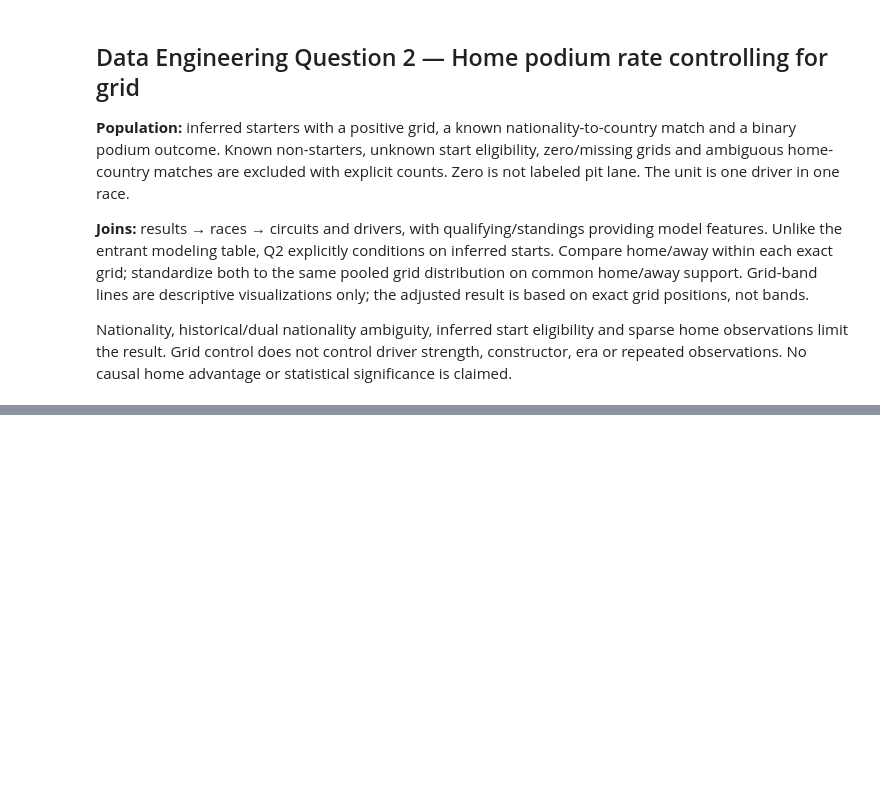
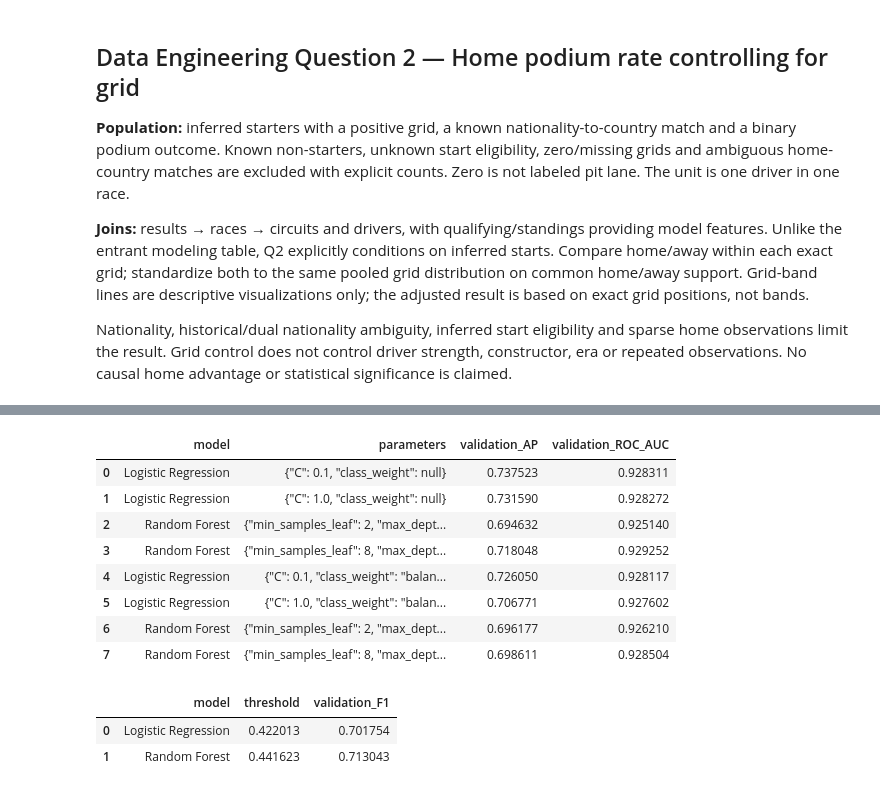
Before and after one commit to rawanelsragy/F1-Podium-Prediction, a Jupyter notebook: notebooks/part1completed.ipynb, the cells around one changed output, grey strips where cells are left out. Saved outputs shown, nothing was run; the diff lists cells and outputs as text; code cells hidden in the pictures; blank space fills up the shorter version.

```diff
--- a/notebooks/part1completed.ipynb
+++ b/notebooks/part1completed.ipynb
@@ -1714,0 +2060,45 @@ Saved Person 2 deliverables: /workspace/scratch/966e157ed519/person2_execution/p
+# %%
+tuning_rows = []
+selected_models = {}
+selected_ranks = {}
+for family, parameters, estimator in candidates:
+    fitted = Pipeline([("preprocess", clone(preprocessor)), ("model", estimator)])
+    fitted.fit(X_train, y_train)
+    validation_probability = fitted.predict_proba(X_validation)[:, 1]
+    ap = average_precision_score(y_validation, validation_probability)
+    auc = roc_auc_score(y_validation, validation_probability)
+    tuning_rows.append({"model": family, "parameters": json.dumps(parameters),
+                        "validation_AP": ap, "validation_ROC_AUC": auc})
+    if family not in selected_ranks or (ap, auc) > selected_ranks[family]:
+        selected_models[family] = fitted
+        selected_ranks[family] = (ap, auc)
+tuning_results = pd.DataFrame(tuning_rows)
+display(tuning_results)
+thresholds = {}
+selection_rows = []
+for family, fitted in selected_models.items():
+    probability = fitted.predict_proba(X_validation)[:, 1]
+    precision, recall, candidate_thresholds = precision_recall_curve(y_validation, probability)
+    scores = 2 * precision[:-1] * recall[:-1] / np.maximum(precision[:-1] + recall[:-1], 1e-15)
+    best_index = int(np.argmax(scores)) # deterministic first threshold among ties
+    thresholds[family] = float(candidate_thresholds[best_index])
+    selection_rows.append({"model": family, "threshold": thresholds[family],
+                           "validation_F1": float(scores[best_index]),
+                           "parameters": json.dumps(fitted.named_steps["model"].get_params(), default=str)})
+selection_results = pd.DataFrame(selection_rows)
+display(selection_results[["model", "threshold", "validation_F1"]])
+# Frozen choices. Test is not used to select either a candidate or threshold.
+frozen_selection = selection_results.copy(deep=True)
+# %% [output]
+|  | model | parameters | validation_AP | validation_ROC_AUC |
+| 0 | Logistic Regression | {"C": 0.1, "class_weight": null} | 0.737523 | 0.928311 |
+| 1 | Logistic Regression | {"C": 1.0, "class_weight": null} | 0.731590 | 0.928272 |
+| 2 | Random Forest | {"min_samples_leaf": 2, "max_dept... | 0.694632 | 0.925140 |
+| 3 | Random Forest | {"min_samples_leaf": 8, "max_dept... | 0.718048 | 0.929252 |
+| 4 | Logistic Regression | {"C": 0.1, "class_weight": "balan... | 0.726050 | 0.928117 |
+| 5 | Logistic Regression | {"C": 1.0, "class_weight": "balan... | 0.706771 | 0.927602 |
+| 6 | Random Forest | {"min_samples_leaf": 2, "max_dept... | 0.696177 | 0.926210 |
+| 7 | Random Forest | {"min_samples_leaf": 8, "max_dept... | 0.698611 | 0.928504 |
+|  | model | threshold | validation_F1 |
+| 0 | Logistic Regression | 0.422013 | 0.701754 |
+| 1 | Random Forest | 0.441623 | 0.713043 |
```
Also changed, not shown: parts of 19 cells of this notebook, 1 other file.
